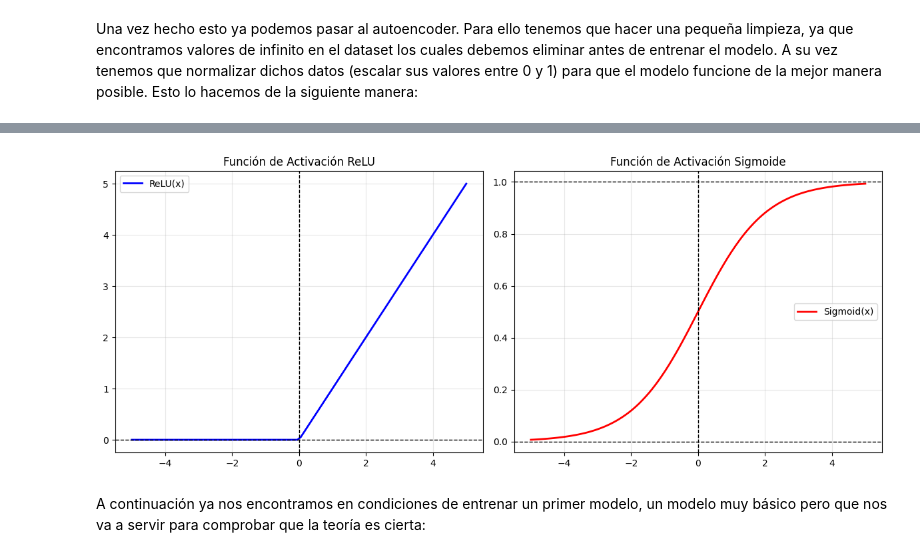
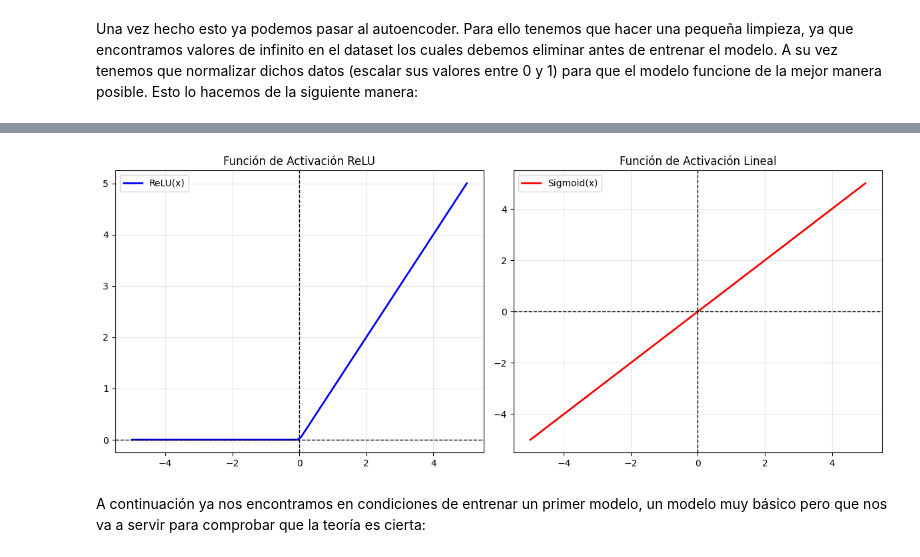
Before and after one commit to rnoguer22/AnomaliasTFG, a Jupyter notebook: code/anomalias.ipynb, the cells around one changed output, grey strips where cells are left out. Saved outputs shown, nothing was run; the diff lists cells and outputs as text; code cells hidden in the pictures.

```diff
--- a/code/anomalias.ipynb
+++ b/code/anomalias.ipynb
@@ -270,41 +305,40 @@ Tamaño de datos de test:  (454264, 56)
 def relu(x):
     return np.maximum(0, x)
 
-def sigmoid(x):
-    return 1 / (1 + np.exp(-x))
+def linear(x):
+    return x
 
 # Generar datos
 x = np.linspace(-5, 5, 100)
 y_relu = relu(x)
-y_sigmoid = sigmoid(x)
+y_linear = linear(x)
 
 # Configuración visual
 plt.figure(figsize=(12, 5))
 
 # Gráfico ReLU
 plt.subplot(1, 2, 1)
 plt.plot(x, y_relu, label='ReLU(x)', color='blue', lw=2)
 plt.axhline(0, color='black', lw=1, ls='--')
 plt.axvline(0, color='black', lw=1, ls='--')
 plt.title('Función de Activación ReLU')
 plt.grid(alpha=0.3)
 plt.legend()
 
 # Gráfico Sigmoide
 plt.subplot(1, 2, 2)
-plt.plot(x, y_sigmoid, label='Sigmoid(x)', color='red', lw=2)
+plt.plot(x, y_linear, label='Sigmoid(x)', color='red', lw=2)
 plt.axhline(0, color='black', lw=1, ls='--')
-plt.axhline(1, color='black', lw=1, ls='--')
 plt.axvline(0, color='black', lw=1, ls='--')
-plt.title('Función de Activación Sigmoide')
+plt.title('Función de Activación Lineal')
 plt.grid(alpha=0.3)
 plt.legend()
 
 plt.tight_layout()
-# plt.savefig('../img/code/relu_sigmoid.png')
+# plt.savefig('../img/code/relu_linear.png')
 plt.show()
 # %% [output]
-[figure, old version]
+[figure, new version]
 # %% [markdown]
 A continuación ya nos encontramos en condiciones de entrenar un primer modelo, un modelo muy básico pero que nos va a servir para comprobar que la teoría es cierta:
 # %%
```
Also changed, not shown: parts of 13 cells of this notebook, 11 other files.
